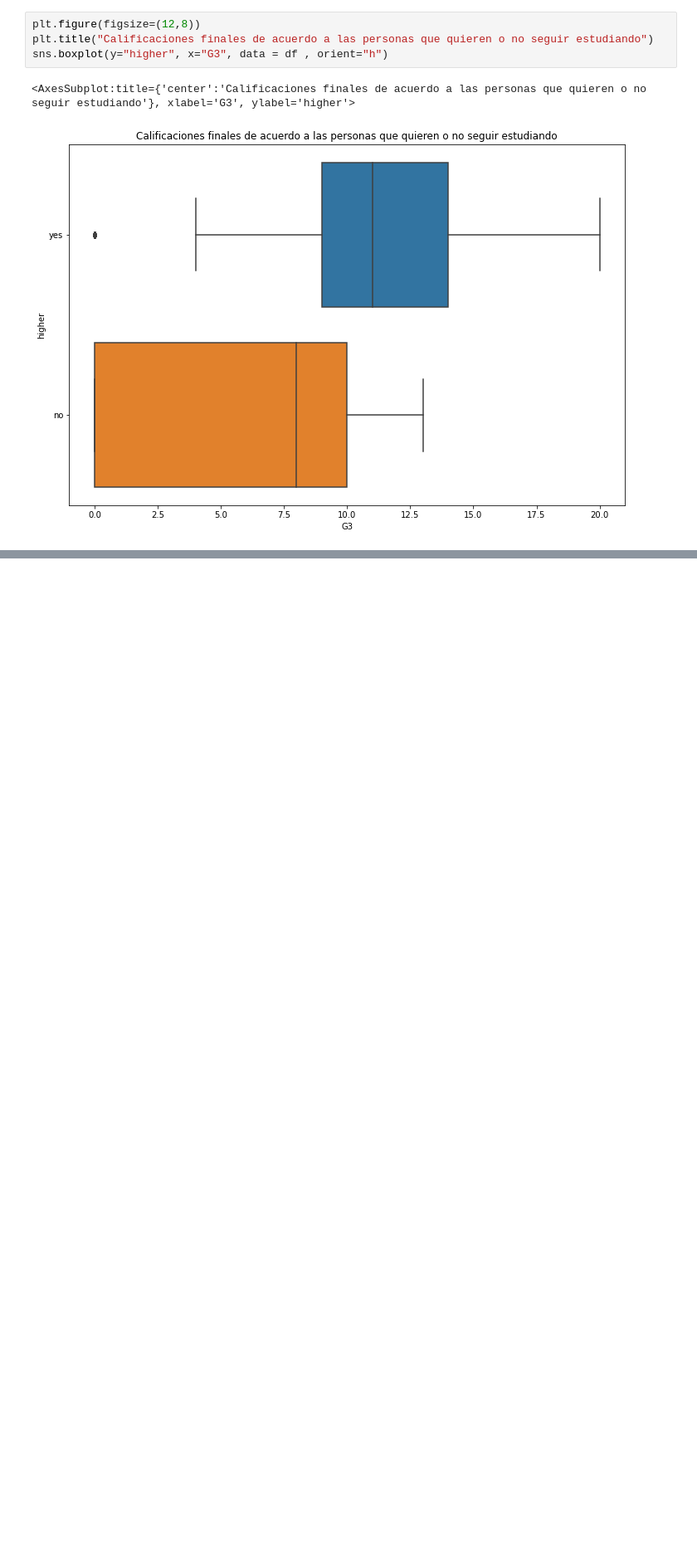
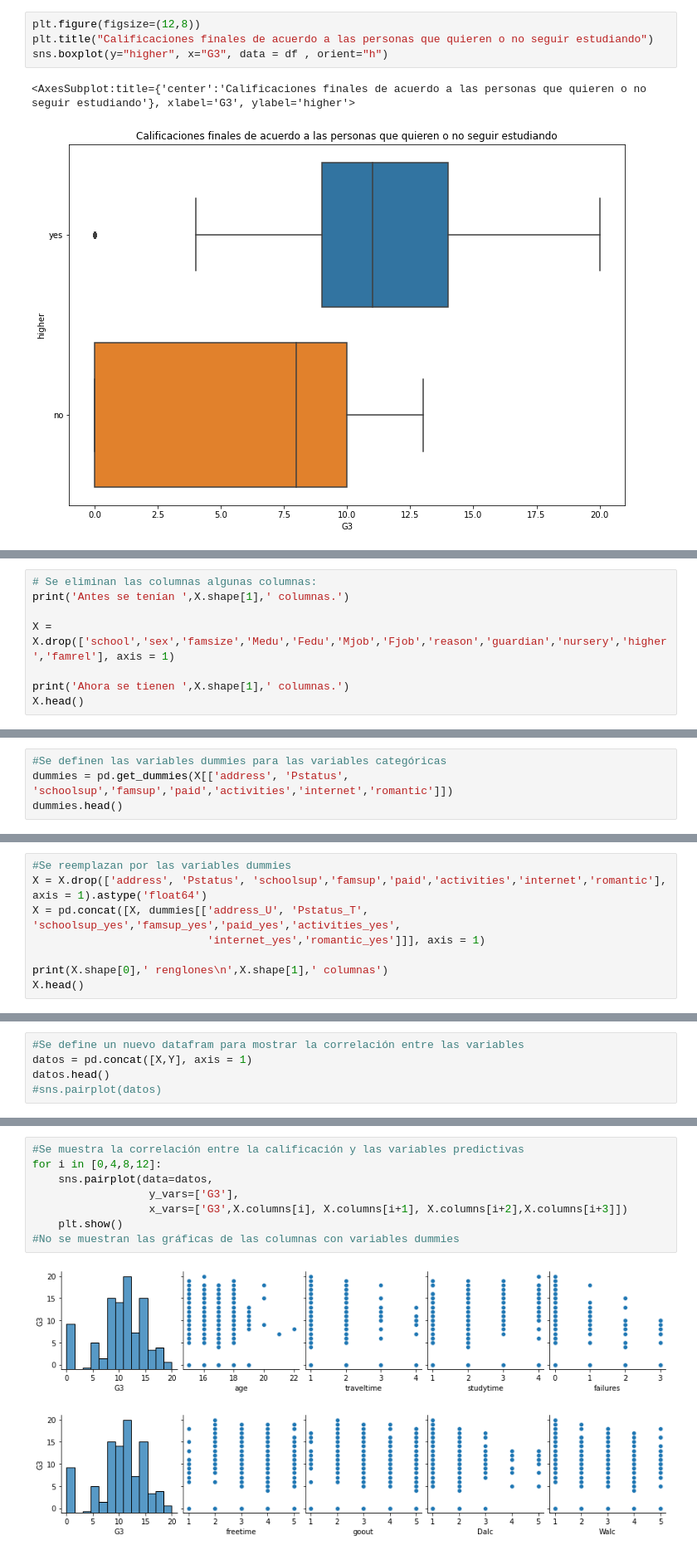
Before and after one commit to ArrigoCoen/Curso_Ciencia_de_Datos, a Jupyter notebook: M2/2_3 y 2_4 - MultipleLinearRegression-LASSO.ipynb, the cells around one changed output, grey strips where cells are left out. Shown at 83% size. Drawn from its saved outputs; the diff is of its cells as text; blank space fills up the shorter version.

```diff
--- a/M2/2_3 y 2_4 - MultipleLinearRegression-LASSO.ipynb
+++ b/M2/2_3 y 2_4 - MultipleLinearRegression-LASSO.ipynb
@@ -516,0 +541,8 @@ sns.boxplot(y="higher", x="G3", data = df , orient="h")
+# %%
+# Se eliminan las columnas algunas columnas:
+print('Antes se tenían ',X.shape[1],' columnas.')
+
+X = X.drop(['school','sex','famsize','Medu','Fedu','Mjob','Fjob','reason','guardian','nursery','higher','famrel'], axis = 1)
+
+print('Ahora se tienen ',X.shape[1],' columnas.')
+X.head()
@@ -516,0 +570,4 @@ sns.boxplot(y="higher", x="G3", data = df , orient="h")
+# %%
+#Se definen las variables dummies para las variables categóricas
+dummies = pd.get_dummies(X[['address', 'Pstatus', 'schoolsup','famsup','paid','activities','internet','romantic']])
+dummies.head()
@@ -516,0 +581,8 @@ sns.boxplot(y="higher", x="G3", data = df , orient="h")
+# %%
+#Se reemplazan por las variables dummies
+X = X.drop(['address', 'Pstatus', 'schoolsup','famsup','paid','activities','internet','romantic'], axis = 1).astype('float64')
+X = pd.concat([X, dummies[['address_U', 'Pstatus_T', 'schoolsup_yes','famsup_yes','paid_yes','activities_yes',
+                           'internet_yes','romantic_yes']]], axis = 1)
+
+print(X.shape[0],' renglones\n',X.shape[1],' columnas')
+X.head()
@@ -516,0 +598,5 @@ sns.boxplot(y="higher", x="G3", data = df , orient="h")
+# %%
+#Se define un nuevo datafram para mostrar la correlación entre las variables
+datos = pd.concat([X,Y], axis = 1)
+datos.head()
+#sns.pairplot(datos)
@@ -516,0 +610,11 @@ sns.boxplot(y="higher", x="G3", data = df , orient="h")
+# %%
+#Se muestra la correlación entre la calificación y las variables predictivas
+for i in [0,4,8,12]:
+    sns.pairplot(data=datos,
+                  y_vars=['G3'],
+                  x_vars=['G3',X.columns[i], X.columns[i+1], X.columns[i+2],X.columns[i+3]])
+    plt.show()
+#No se muestran las gráficas de las columnas con variables dummies
+# %% [output]
+[figure, added]
+[figure, added]
```
Also changed, not shown: parts of 56 cells of this notebook.
